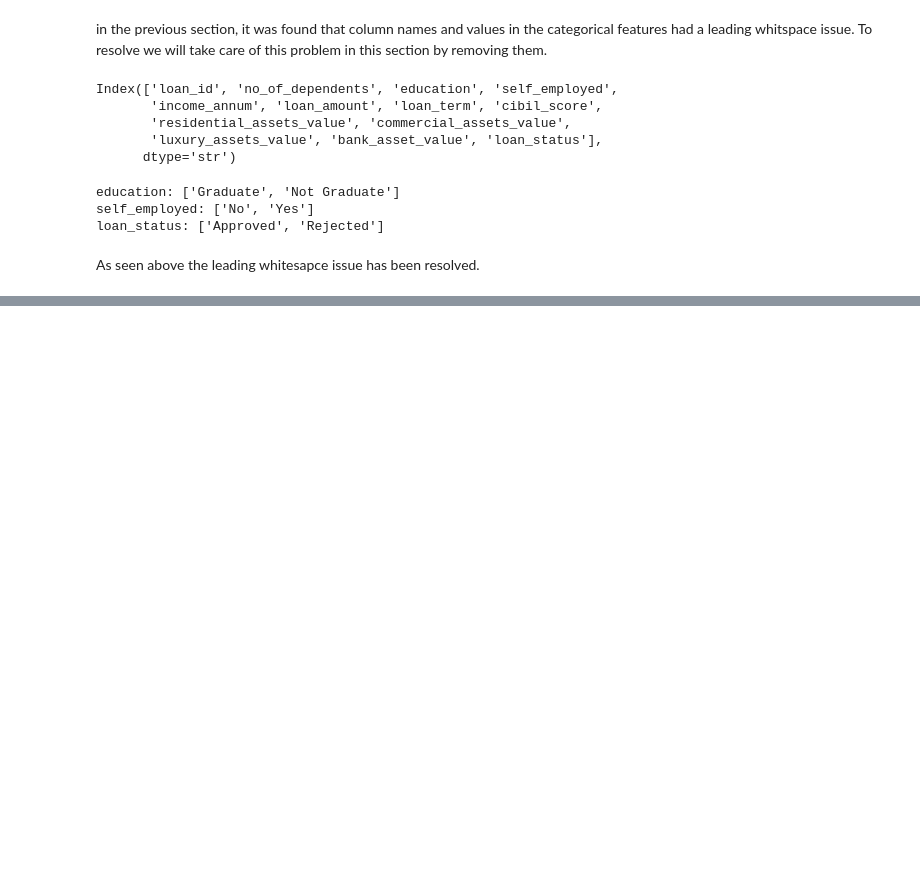
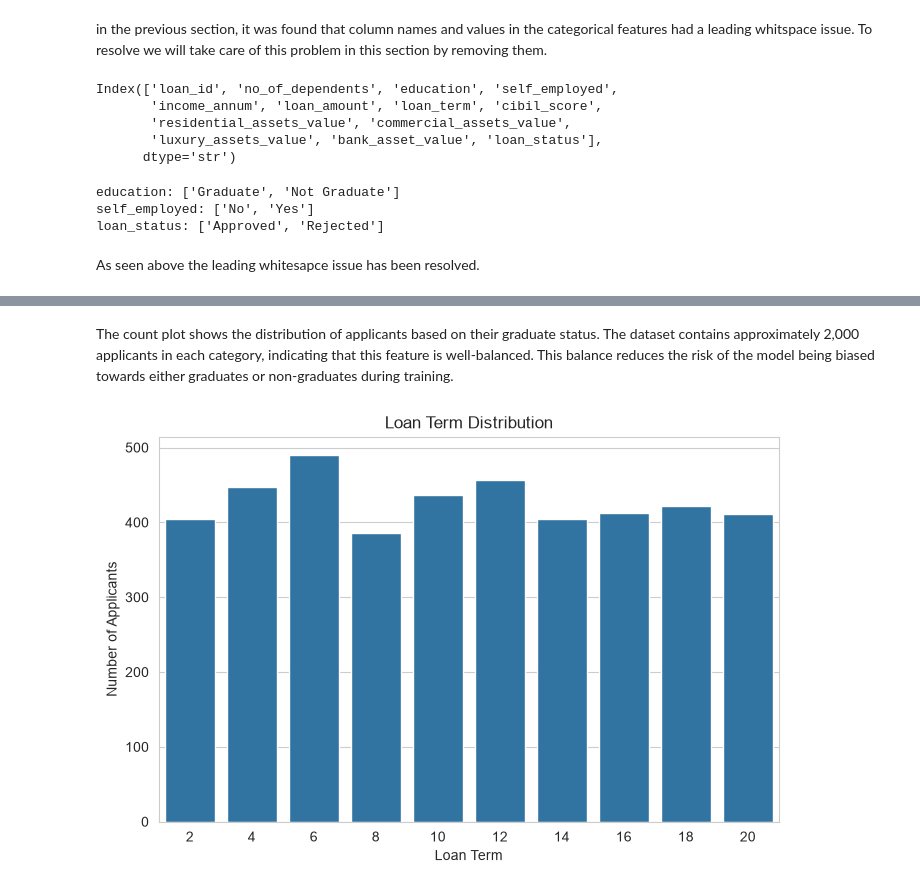
Before and after one commit to adi-afra/Loan-approval-prediction, a Jupyter notebook: notebooks/notebook.ipynb, the cells around one changed output, grey strips where cells are left out. Saved outputs shown, nothing was run; the diff lists cells and outputs as text; code cells hidden in the pictures; blank space fills up the shorter version.

```diff
--- a/notebooks/notebook.ipynb
+++ b/notebooks/notebook.ipynb
@@ -166,0 +189,15 @@ As seen above the leading whitesapce issue has been resolved.
+# %% [markdown]
+The count plot shows the distribution of applicants based on their graduate status. The dataset contains approximately 2,000 applicants in each category, indicating that this feature is well-balanced. This balance reduces the risk of the model being biased towards either graduates or non-graduates during training.
+# %%
+
+plt.figure(figsize=(8,5))
+
+sns.countplot(data=df, x="loan_term")
+
+plt.ylabel("Number of Applicants")
+plt.xlabel("Loan Term")
+plt.title("Loan Term Distribution")
+
+plt.show()
+# %% [output]
+[figure, added]
```
Also changed, not shown: parts of 19 cells of this notebook.
